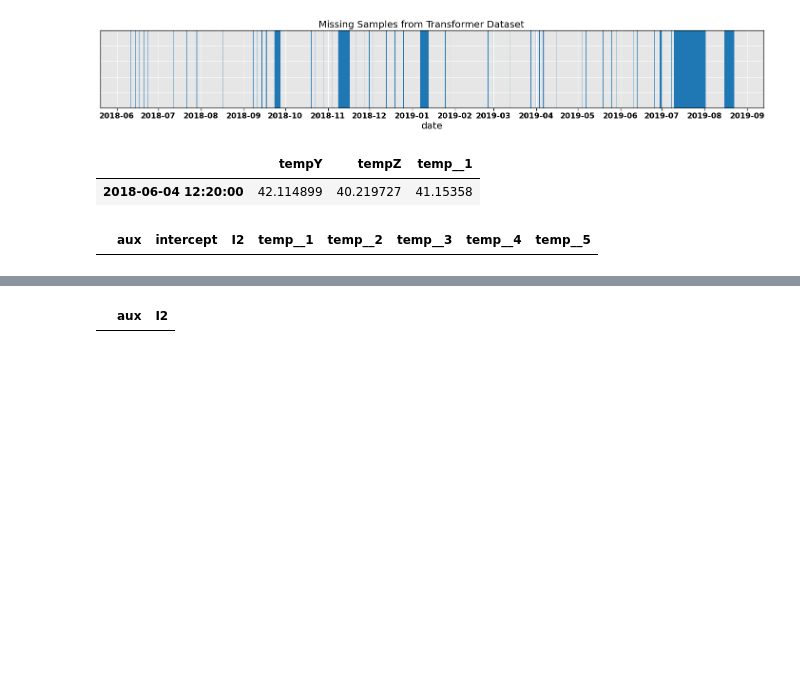
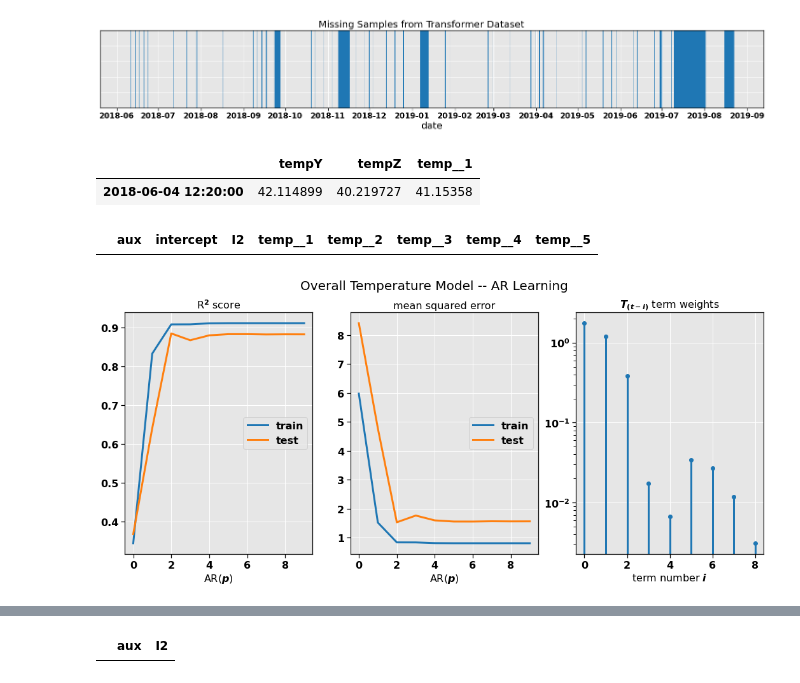
Before and after one commit to fonstelien/FYS-STK4155, a Jupyter notebook: project3/source/project3.ipynb, the cells around one changed output, grey strips where cells are left out. Saved outputs shown, nothing was run; the diff lists cells and outputs as text; code cells hidden in the pictures; blank space fills up the shorter version.

```diff
--- a/project3/source/project3.ipynb
+++ b/project3/source/project3.ipynb
@@ -134 +164,28 @@ X.head(0)
+# %%
+fig, axes = plt.subplots(nrows=1, ncols=3, figsize=(18,7))
+fig.suptitle('Overall Temperature Model -- AR Learning', fontsize=LARGE)
+
+ax = axes[0]
+results_df['r2_train'].plot(ax=ax)
+results_df['r2_test'].plot(ax=ax)
+ax.set_title('R$^2$ score')
+ax.legend(['train', 'test'], loc='center right')
+ax.set_xlabel(r'AR($p$)')
+
+ax = axes[1]
+results_df['mse_train'].plot(ax=ax)
+results_df['mse_test'].plot(ax=ax)
+ax.set_title('mean squared error')
+ax.legend(['train', 'test'], loc='center right')
+ax.set_xlabel(r'AR($p$)')
+
+ax = axes[2]
+ax.stem(abs(coeffs.iloc[:,3:].to_numpy().reshape(-1)))
+ax.set_yscale('log')
+ax.set_title('$T_{(t-i)}$ term weights')
+ax.set_xlabel(r'term number $i$')
+
+plt.show()
+# %% [output]
+[figure, added]
 # %%
```
Also changed, not shown: parts of 18 cells of this notebook.
